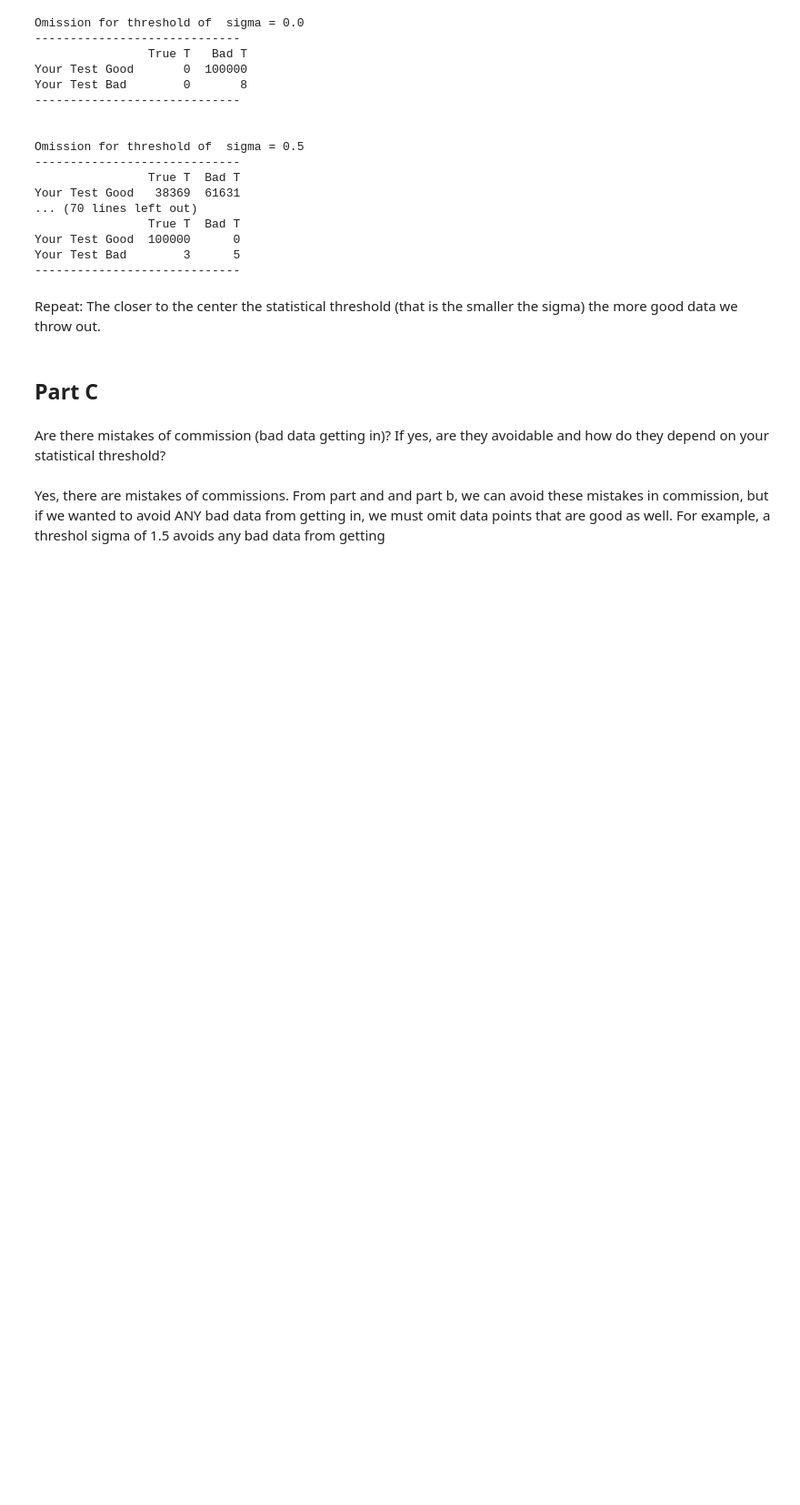
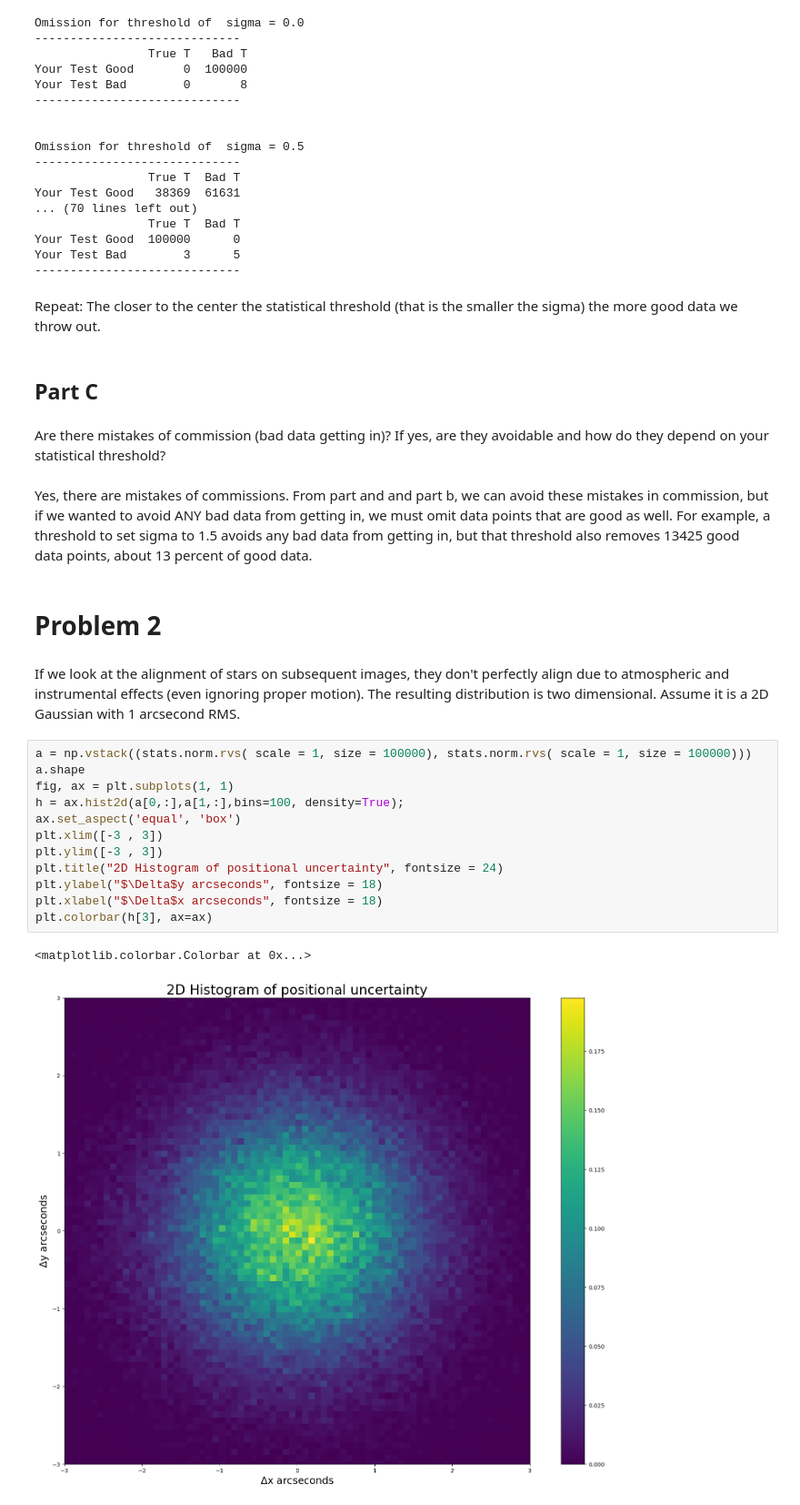
Before and after one commit to MinniVan/PHYS-434, a Jupyter notebook: lab-3.ipynb, the cells around one changed output. Shown at 91% size. Saved outputs shown, nothing was run; the diff lists cells and outputs as text; blank space fills up the shorter version.

Commit message:
finished problem 2

```diff
--- a/lab-3.ipynb
+++ b/lab-3.ipynb
@@ -120,4 +122,23 @@ Repeat: The closer to the center the statistical threshold (that is the smaller
 # %% [markdown]
 Are there mistakes of commission (bad data getting in)? If yes, are they avoidable and how do they depend on your statistical threshold?
 # %% [markdown]
-Yes, there are mistakes of commissions. From part and and part b, we can avoid these mistakes in commission, but if we wanted to avoid ANY bad data from getting in, we must omit data points that are good as well. For example, a threshol sigma of 1.5 avoids any bad data from getting
+Yes, there are mistakes of commissions. From part and and part b, we can avoid these mistakes in commission, but if we wanted to avoid ANY bad data from getting in, we must omit data points that are good as well. For example, a threshold to set sigma to 1.5 avoids any bad data from getting in, but that threshold also removes 13425 good data points, about 13 percent of good data.
+# %% [markdown]
+# Problem 2
+# %% [markdown]
+ If we look at the alignment of stars on subsequent images, they don't perfectly align due to atmospheric and instrumental effects (even ignoring proper motion). The resulting distribution is two dimensional. Assume it is a 2D Gaussian with 1 arcsecond RMS.
+# %%
+a = np.vstack((stats.norm.rvs( scale = 1, size = 100000), stats.norm.rvs( scale = 1, size = 100000)))
+a.shape
+fig, ax = plt.subplots(1, 1)
+h = ax.hist2d(a[0,:],a[1,:],bins=100, density=True);
+ax.set_aspect('equal', 'box')
+plt.xlim([-3 , 3])
+plt.ylim([-3 , 3])
+plt.title("2D Histogram of positional uncertainty", fontsize = 24)
+plt.ylabel("$\Delta$y arcseconds", fontsize = 18)
+plt.xlabel("$\Delta$x arcseconds", fontsize = 18)
+plt.colorbar(h[3], ax=ax)
+# %% [output]
+<matplotlib.colorbar.Colorbar at 0x...>
+[figure, added]
```
Also changed, not shown: parts of 12 cells of this notebook.
